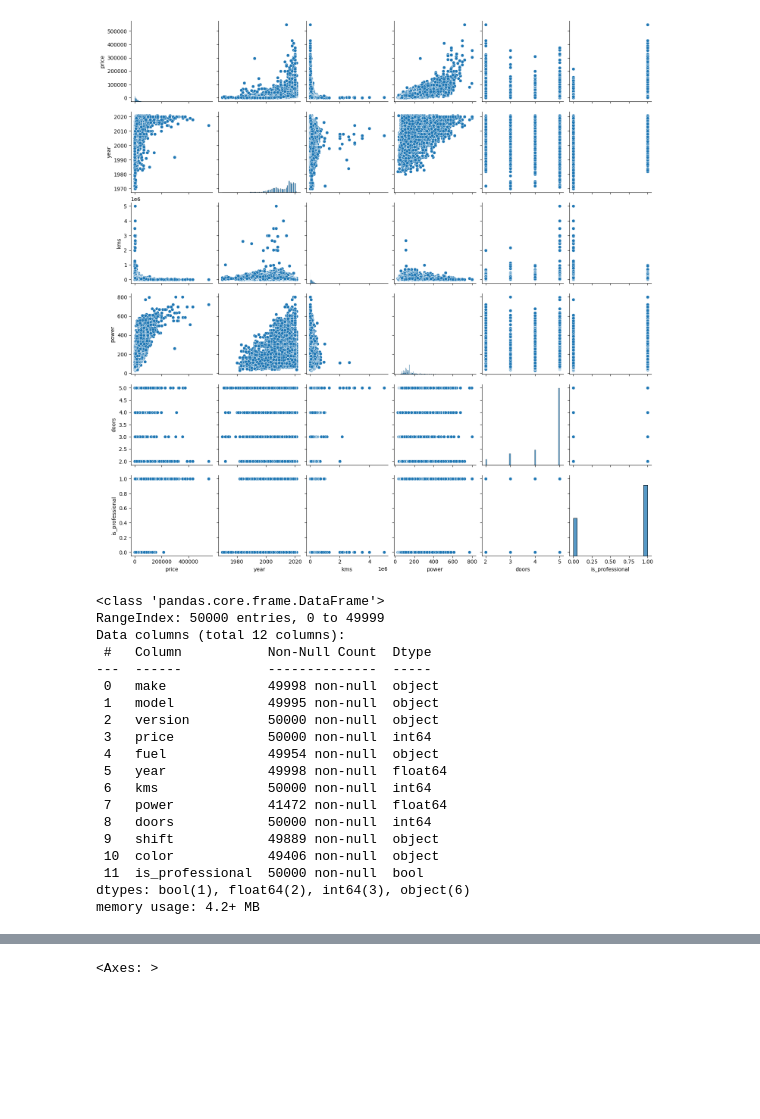
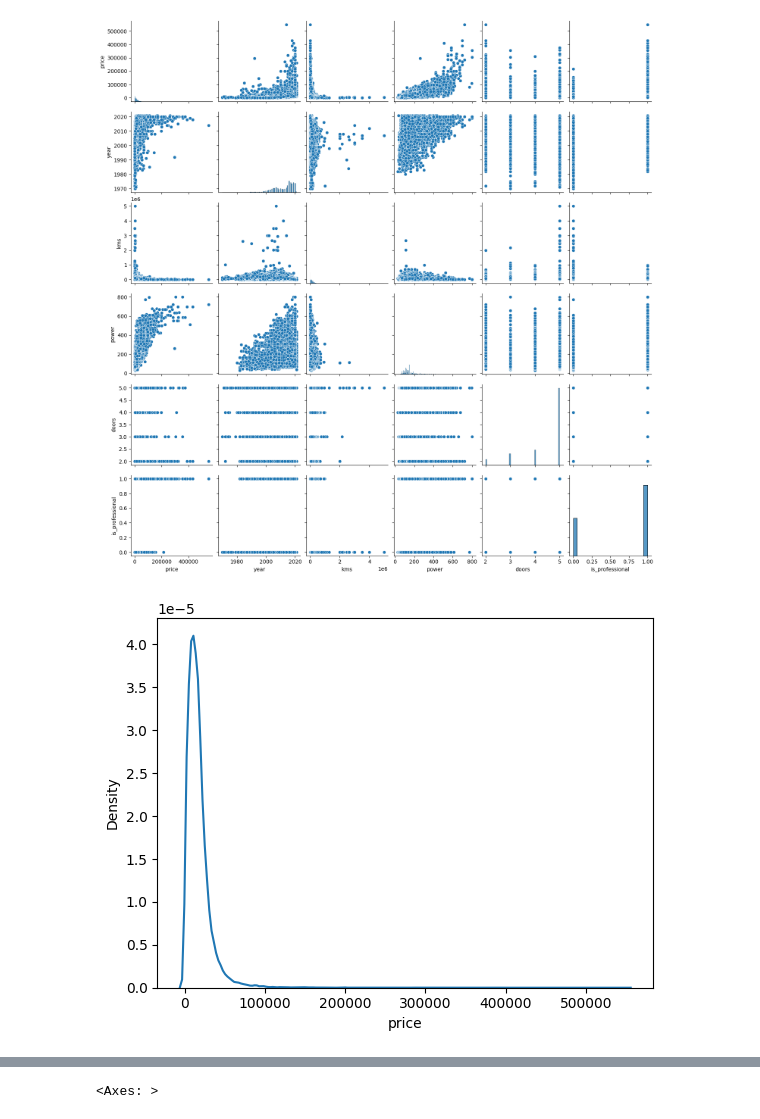
Before and after one commit to diego-dng/0426_DS_VITORIA-GASTEIZ, a Jupyter notebook: 3-Machine_Learning/Feature_engineering/ejercicios_prueba/notebooks/limpieza.ipynb, the cells around one changed output, grey strips where cells are left out. Saved outputs shown, nothing was run; the diff lists cells and outputs as text; code cells hidden in the pictures; blank space fills up the shorter version.

```diff
--- a/3-Machine_Learning/Feature_engineering/ejercicios_prueba/notebooks/limpieza.ipynb
+++ b/3-Machine_Learning/Feature_engineering/ejercicios_prueba/notebooks/limpieza.ipynb
@@ -49,25 +40,7 @@ sns.pairplot(df)
 # %% [output]
 <seaborn.axisgrid.PairGrid at 0x...>
 [figure]
-# %%
-df.info()
-# %% [output]
-<class 'pandas.core.frame.DataFrame'>
-RangeIndex: 50000 entries, 0 to 49999
-Data columns (total 12 columns):
- #   Column           Non-Null Count  Dtype
----  ------           --------------  -----
- 0   make             49998 non-null  object
- 1   model            49995 non-null  object
- 2   version          50000 non-null  object
- 3   price            50000 non-null  int64
- 4   fuel             49954 non-null  object
- 5   year             49998 non-null  float64
- 6   kms              50000 non-null  int64
- 7   power            41472 non-null  float64
- 8   doors            50000 non-null  int64
- 9   shift            49889 non-null  object
- 10  color            49406 non-null  object
- 11  is_professional  50000 non-null  bool
-dtypes: bool(1), float64(2), int64(3), object(6)
-memory usage: 4.2+ MB
+# %%
+sns.kdeplot(df['price']);
+# %% [output]
+[figure, added]
```
Also changed, not shown: parts of 6 cells of this notebook, 8 other files.
